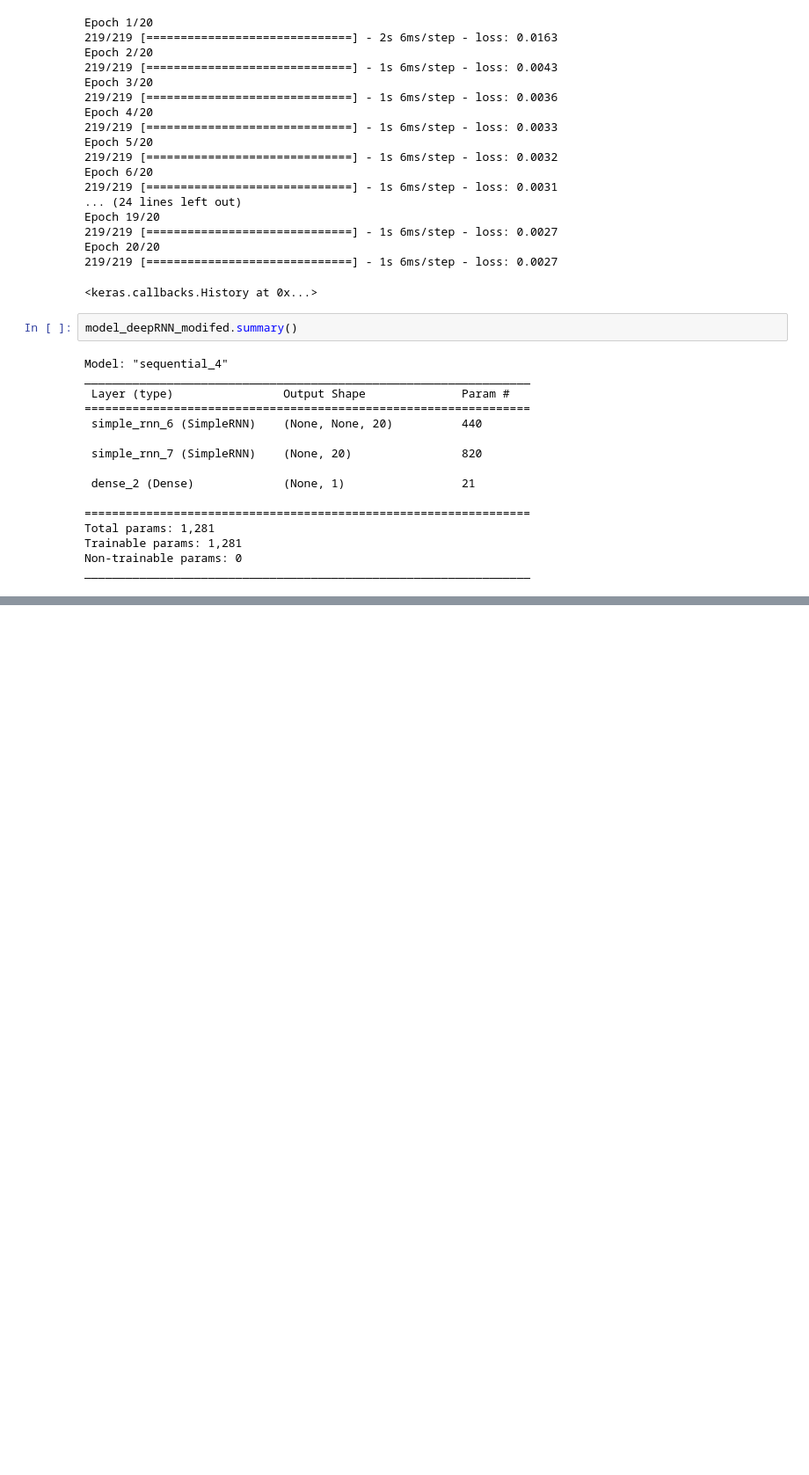
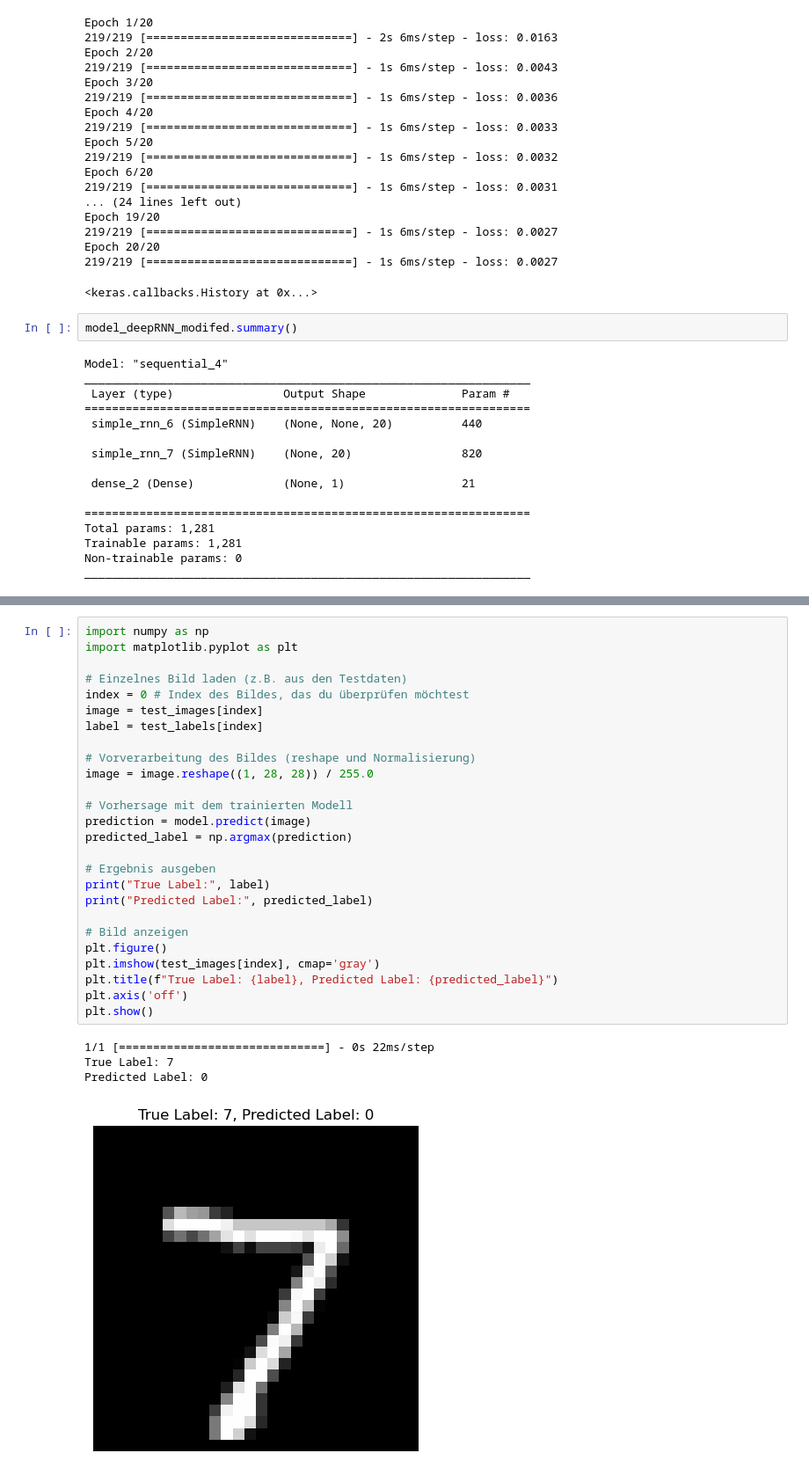
Before and after one commit to RiccardoDAndrea/Training, a Jupyter notebook: Scripts/Models/Rnns and CNNs.ipynb, the cells around one changed output, grey strips where cells are left out. Shown at 88% size. Cells and saved outputs as stored; diff of their text form; blank space fills up the shorter version.

```diff
--- a/Scripts/Models/Rnns and CNNs.ipynb
+++ b/Scripts/Models/Rnns and CNNs.ipynb
@@ -344,0 +392,31 @@ _________________________________________________________________
+# %%
+import numpy as np
+import matplotlib.pyplot as plt
+
+# Einzelnes Bild laden (z.B. aus den Testdaten)
+index = 0 # Index des Bildes, das du überprüfen möchtest
+image = test_images[index]
+label = test_labels[index]
+
+# Vorverarbeitung des Bildes (reshape und Normalisierung)
+image = image.reshape((1, 28, 28)) / 255.0
+
+# Vorhersage mit dem trainierten Modell
+prediction = model.predict(image)
+predicted_label = np.argmax(prediction)
+
+# Ergebnis ausgeben
+print("True Label:", label)
+print("Predicted Label:", predicted_label)
+
+# Bild anzeigen
+plt.figure()
+plt.imshow(test_images[index], cmap='gray')
+plt.title(f"True Label: {label}, Predicted Label: {predicted_label}")
+plt.axis('off')
+plt.show()
+# %% [output]
+1/1 [==============================] - 0s 22ms/step
+True Label: 7
+Predicted Label: 0
+[figure, added]
```
Also changed, not shown: parts of 1 cell of this notebook.
